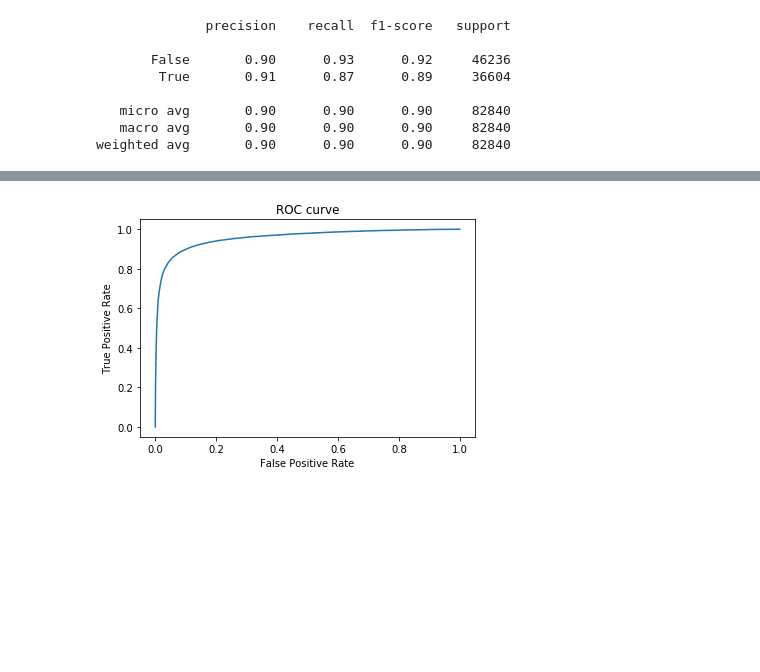
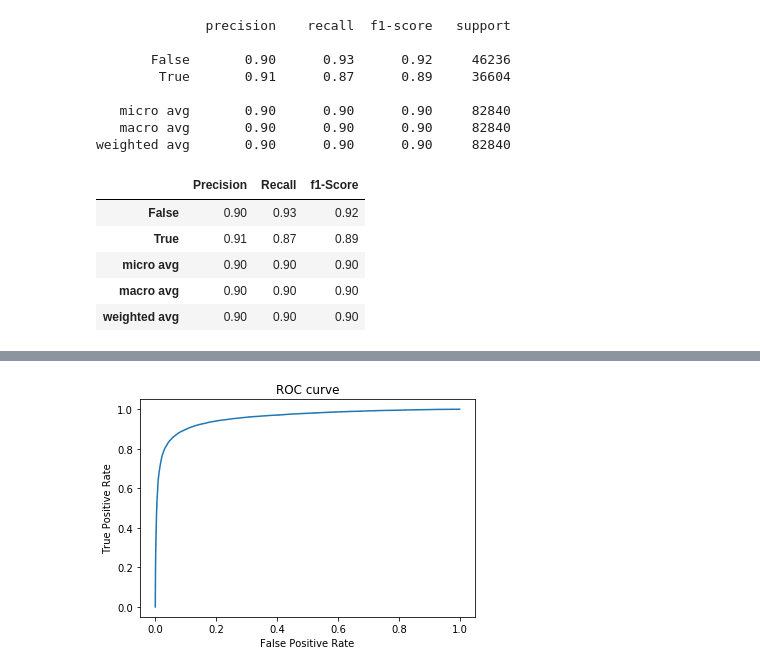
Before and after one commit to nchibana/twitter-speech-classifier, a Jupyter notebook: notebooks/Unit 2 Predictive Model Project - Final.ipynb, the cells around one changed output, grey strips where cells are left out. Cells and saved outputs as stored; diff of their text form; code cells hidden in the pictures; blank space fills up the shorter version.

```diff
--- a/notebooks/Unit 2 Predictive Model Project - Final.ipynb
+++ b/notebooks/Unit 2 Predictive Model Project - Final.ipynb
@@ -742,3 +742,16 @@ print(report_binary)
    micro avg       0.90      0.90      0.90     82840
    macro avg       0.90      0.90      0.90     82840
 weighted avg       0.90      0.90      0.90     82840
+# %%
+index = ['False', 'True', 'micro avg', 'macro avg', 'weighted avg']
+columns = ['Precision', "Recall", "f1-Score"]
+observations = [[0.90, 0.93, 0.92],[0.91, 0.87, 0.89],[0.90, 0.90, 0.90],[0.90, 0.90, 0.90],[0.90, 0.90, 0.90]]
+# %%
+binary_report = pd.DataFrame(index=index, data=observations, columns=columns)
+# %% [output]
+|  | Precision | Recall | f1-Score |
+| False | 0.90 | 0.93 | 0.92 |
+| True | 0.91 | 0.87 | 0.89 |
+| micro avg | 0.90 | 0.90 | 0.90 |
+| macro avg | 0.90 | 0.90 | 0.90 |
+| weighted avg | 0.90 | 0.90 | 0.90 |
```
Also changed, not shown: parts of 16 cells of this notebook, 11 other files.
